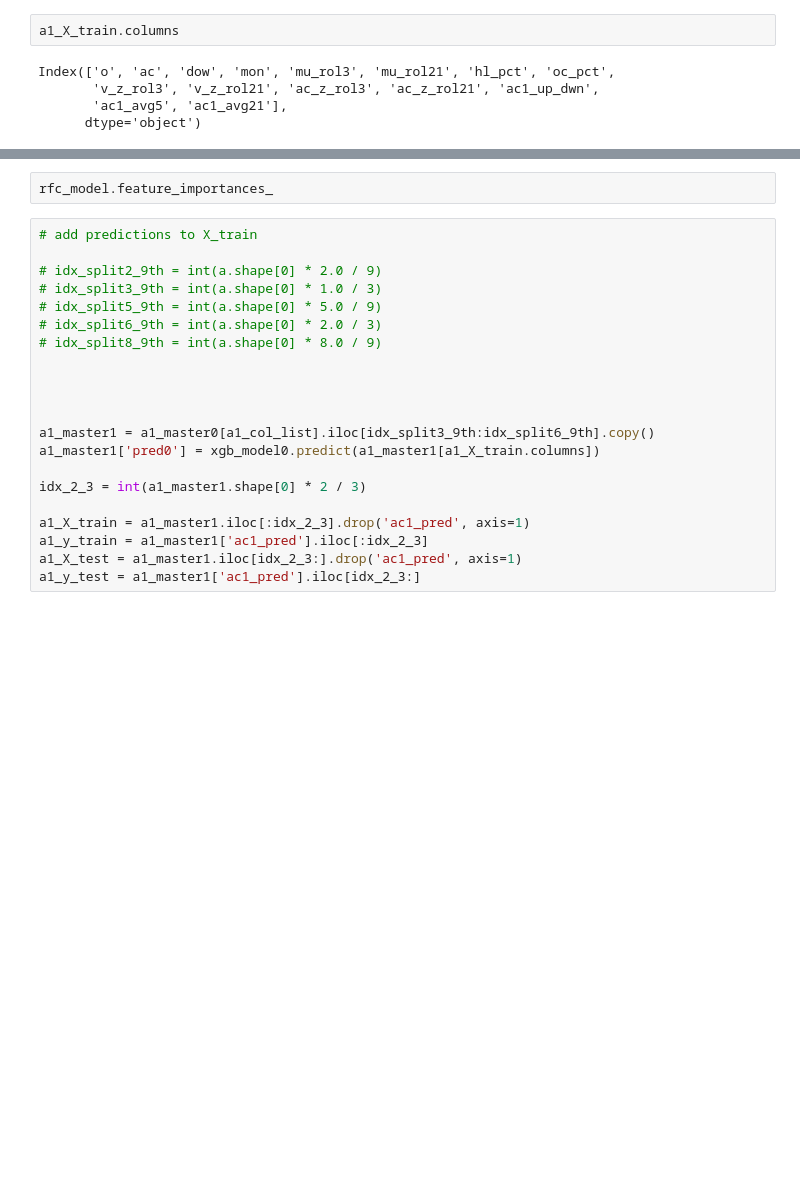
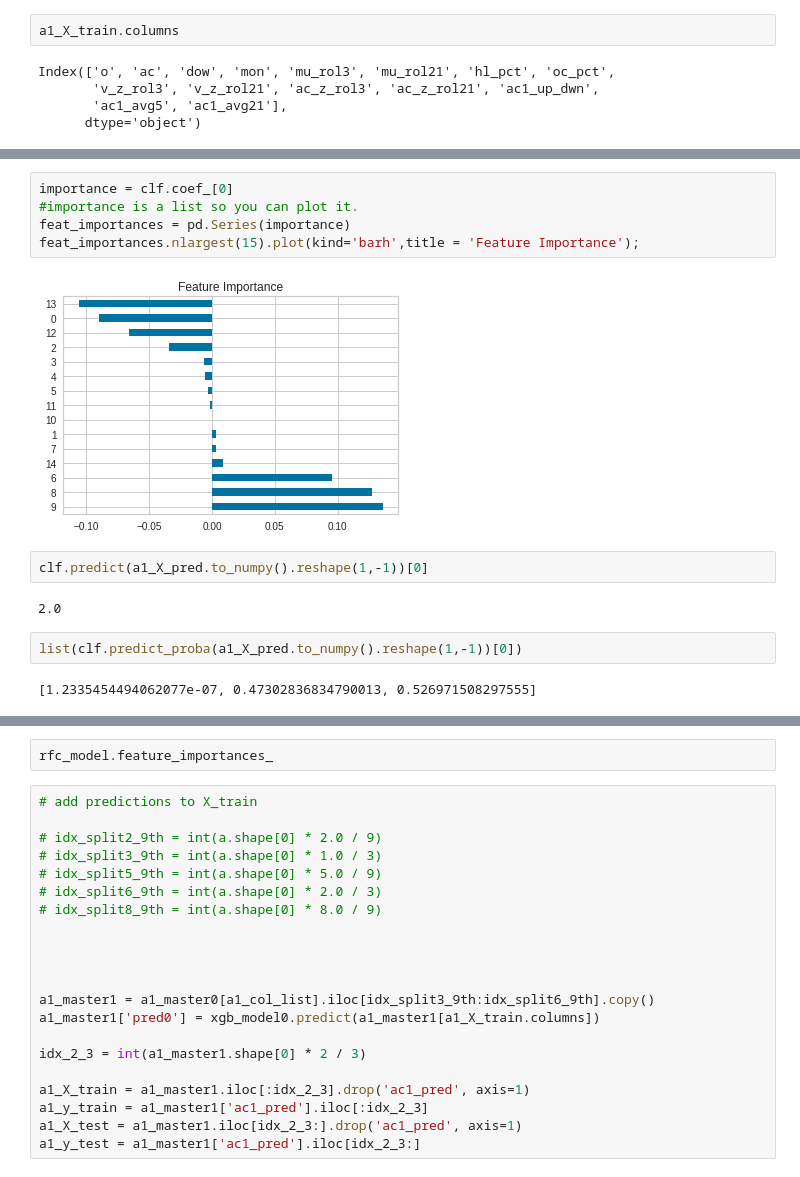
Before and after one commit to yuchild/next_n_hour_stock_predictor, a Jupyter notebook: testing.ipynb, the cells around one changed output, grey strips where cells are left out. Drawn from its saved outputs; the diff is of its cells as text; blank space fills up the shorter version.

```diff
--- a/testing.ipynb
+++ b/testing.ipynb
@@ -414,2 +479,17 @@ from sklearn.metrics import (roc_auc_score
+# %%
+importance = clf.coef_[0]
+#importance is a list so you can plot it.
+feat_importances = pd.Series(importance)
+feat_importances.nlargest(15).plot(kind='barh',title = 'Feature Importance');
+# %% [output]
+[figure, added]
+# %%
+clf.predict(a1_X_pred.to_numpy().reshape(1,-1))[0]
+# %% [output]
+2.0
+# %%
+list(clf.predict_proba(a1_X_pred.to_numpy().reshape(1,-1))[0])
+# %% [output]
+[1.2335454494062077e-07, 0.47302836834790013, 0.526971508297555]
 # %%
 # random forest classifier
```
Also changed, not shown: parts of 11 cells of this notebook, 3 other files.
